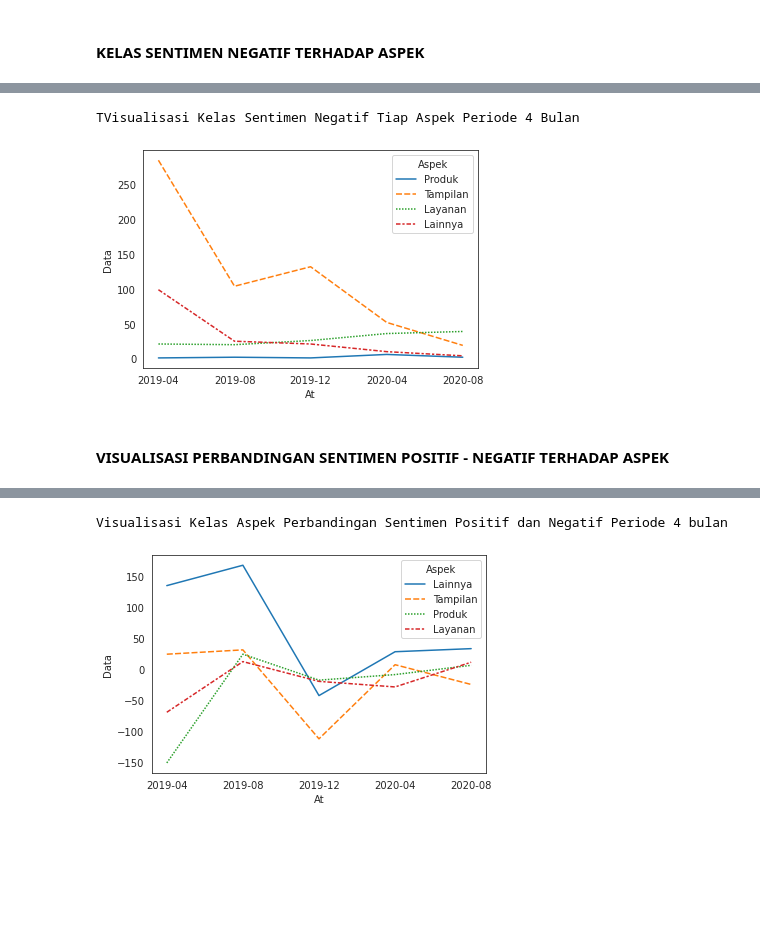
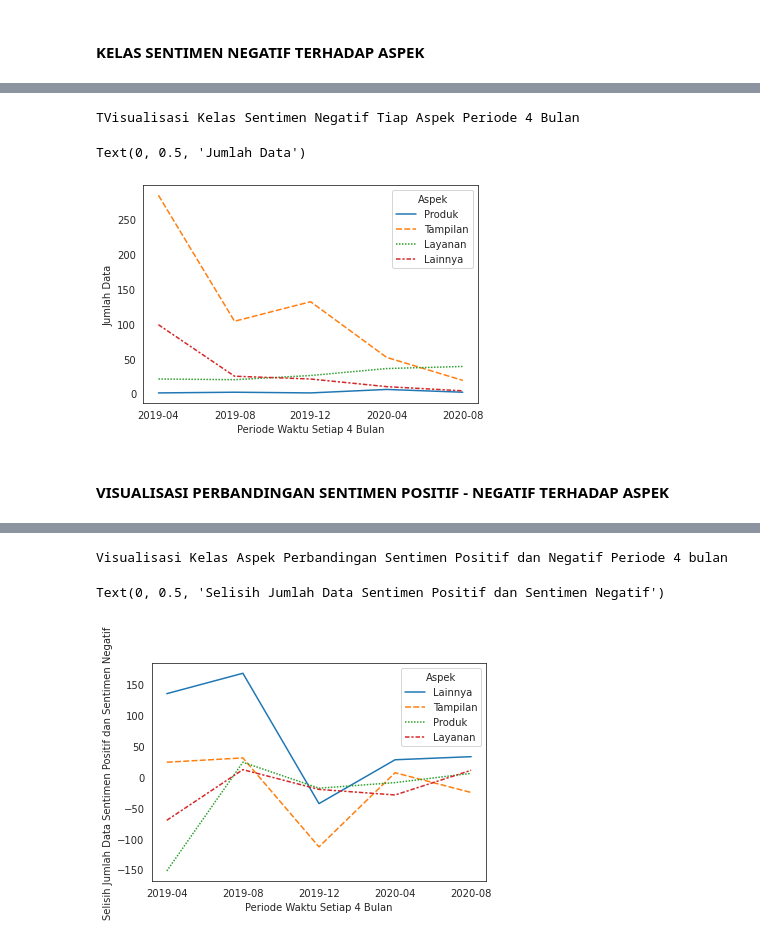
Before and after one commit to ristacp10/Analisis-Sentimen-Berbasis-Aspek-Pada-Aplikasi-Soco-Menggunakan-Bidirectional-Long-Short-Term-Memory, a Jupyter notebook: Visualisasi_Kelas_Sentimen_dan_Aspek_Periode_4_Bulan.ipynb, the cells around one changed output, grey strips where cells are left out. Saved outputs shown, nothing was run; the diff lists cells and outputs as text; code cells hidden in the pictures; blank space fills up the shorter version.

```diff
--- a/Visualisasi_Kelas_Sentimen_dan_Aspek_Periode_4_Bulan.ipynb
+++ b/Visualisasi_Kelas_Sentimen_dan_Aspek_Periode_4_Bulan.ipynb
@@ -137,9 +145,12 @@ print(aspek_counts)
 # %%
 print("TVisualisasi Kelas Sentimen Negatif Tiap Aspek Periode 4 Bulan")
 p = sns.lineplot(x="At", y ="Data", hue="Aspek", style="Aspek", data = aspek_counts)
+p.set_xlabel("Periode Waktu Setiap 4 Bulan")
+p.set_ylabel("Jumlah Data")
 # %% [output]
 TVisualisasi Kelas Sentimen Negatif Tiap Aspek Periode 4 Bulan
+Text(0, 0.5, 'Jumlah Data')
-[figure, old version]
+[figure, new version]
 # %% [markdown]
 #### **VISUALISASI PERBANDINGAN SENTIMEN POSITIF - NEGATIF TERHADAP ASPEK**
 # %%
@@ -236,6 +247,9 @@ print(perbandingan)
 # %%
 print("Visualisasi Kelas Aspek Perbandingan Sentimen Positif dan Negatif Periode 4 bulan")
 p = sns.lineplot(x="At", y ="Data", hue="Aspek", style="Aspek", data = perbandingan)
+p.set_xlabel("Periode Waktu Setiap 4 Bulan")
+p.set_ylabel("Selisih Jumlah Data Sentimen Positif dan Sentimen Negatif")
 # %% [output]
 Visualisasi Kelas Aspek Perbandingan Sentimen Positif dan Negatif Periode 4 bulan
+Text(0, 0.5, 'Selisih Jumlah Data Sentimen Positif dan Sentimen Negatif')
-[figure, old version]
+[figure, new version]
```
Also changed, not shown: parts of 4 cells of this notebook.
